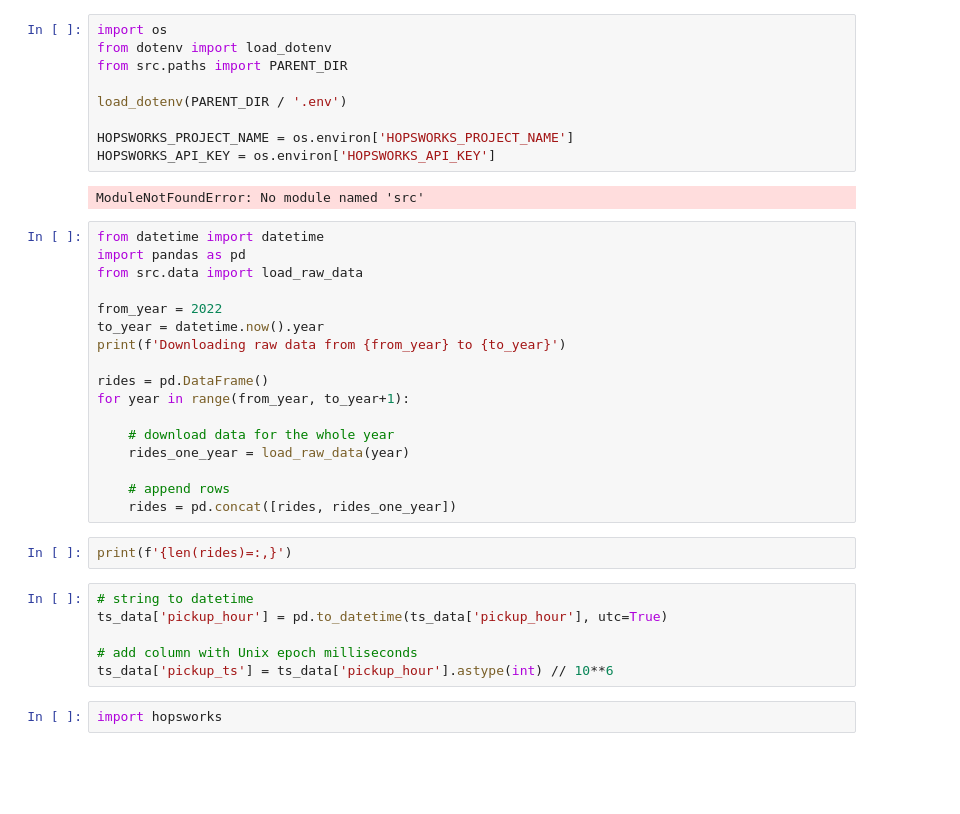
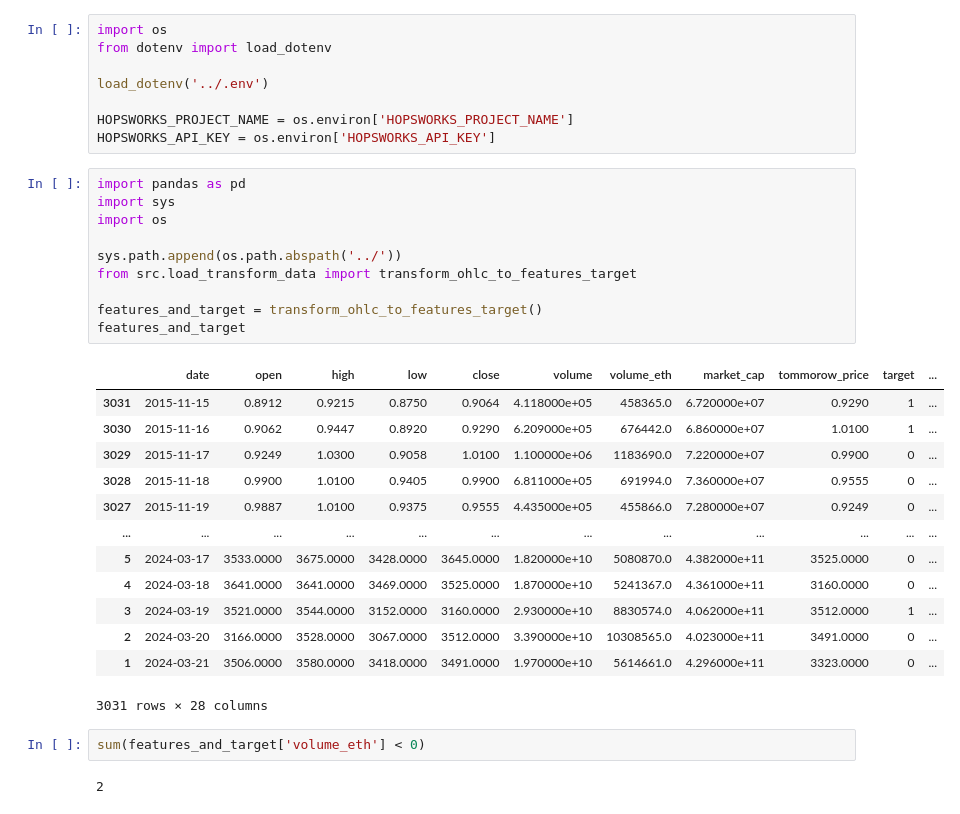
Before and after one commit to sadovsd/crypto-price-prediction-ML-pipeline, a Jupyter notebook: notebooks/03_backfill_feature_store.ipynb, the cells around one changed output. Drawn from its saved outputs; the diff is of its cells as text; blank space fills up the shorter version.

Commit message:
hopsworks functional

```diff
--- a/notebooks/03_backfill_feature_store.ipynb
+++ b/notebooks/03_backfill_feature_store.ipynb
@@ -1,39 +4,37 @@
 # %%
 import os
 from dotenv import load_dotenv
-from src.paths import PARENT_DIR
 
-load_dotenv(PARENT_DIR / '.env')
+load_dotenv('../.env')
 
 HOPSWORKS_PROJECT_NAME = os.environ['HOPSWORKS_PROJECT_NAME']
 HOPSWORKS_API_KEY = os.environ['HOPSWORKS_API_KEY']
-# %% [output]
-ModuleNotFoundError: No module named 'src'
-# %%
-from datetime import datetime
-import pandas as pd
-from src.data import load_raw_data
-
-from_year = 2022
-to_year = datetime.now().year
-print(f'Downloading raw data from {from_year} to {to_year}')
-
-rides = pd.DataFrame()
-for year in range(from_year, to_year+1):
-
-    # download data for the whole year
-    rides_one_year = load_raw_data(year)
-
-    # append rows
-    rides = pd.concat([rides, rides_one_year])
-# %%
-print(f'{len(rides)=:,}')
-# %%
-# string to datetime
-ts_data['pickup_hour'] = pd.to_datetime(ts_data['pickup_hour'], utc=True)
-
-# add column with Unix epoch milliseconds
-ts_data['pickup_ts'] = ts_data['pickup_hour'].astype(int) // 10**6
-# %%
-import hopsworks
+# %%
+import pandas as pd
+import sys
+import os
+
+sys.path.append(os.path.abspath('../'))
+from src.load_transform_data import transform_ohlc_to_features_target
+
+features_and_target = transform_ohlc_to_features_target()
+features_and_target
+# %% [output]
+|  | date | open | high | low | close | volume | volume_eth | market_cap | tommorow_price | target | ... |
+| 3031 | 2015-11-15 | 0.8912 | 0.9215 | 0.8750 | 0.9064 | 4.118000e+05 | 458365.0 | 6.720000e+07 | 0.9290 | 1 | ... |
+| 3030 | 2015-11-16 | 0.9062 | 0.9447 | 0.8920 | 0.9290 | 6.209000e+05 | 676442.0 | 6.860000e+07 | 1.0100 | 1 | ... |
+| 3029 | 2015-11-17 | 0.9249 | 1.0300 | 0.9058 | 1.0100 | 1.100000e+06 | 1183690.0 | 7.220000e+07 | 0.9900 | 0 | ... |
+| 3028 | 2015-11-18 | 0.9900 | 1.0100 | 0.9405 | 0.9900 | 6.811000e+05 | 691994.0 | 7.360000e+07 | 0.9555 | 0 | ... |
+| 3027 | 2015-11-19 | 0.9887 | 1.0100 | 0.9375 | 0.9555 | 4.435000e+05 | 455866.0 | 7.280000e+07 | 0.9249 | 0 | ... |
+| ... | ... | ... | ... | ... | ... | ... | ... | ... | ... | ... | ... |
+| 5 | 2024-03-17 | 3533.0000 | 3675.0000 | 3428.0000 | 3645.0000 | 1.820000e+10 | 5080870.0 | 4.382000e+11 | 3525.0000 | 0 | ... |
+| 4 | 2024-03-18 | 3641.0000 | 3641.0000 | 3469.0000 | 3525.0000 | 1.870000e+10 | 5241367.0 | 4.361000e+11 | 3160.0000 | 0 | ... |
+| 3 | 2024-03-19 | 3521.0000 | 3544.0000 | 3152.0000 | 3160.0000 | 2.930000e+10 | 8830574.0 | 4.062000e+11 | 3512.0000 | 1 | ... |
+| 2 | 2024-03-20 | 3166.0000 | 3528.0000 | 3067.0000 | 3512.0000 | 3.390000e+10 | 10308565.0 | 4.023000e+11 | 3491.0000 | 0 | ... |
+| 1 | 2024-03-21 | 3506.0000 | 3580.0000 | 3418.0000 | 3491.0000 | 1.970000e+10 | 5614661.0 | 4.296000e+11 | 3323.0000 | 0 | ... |
+3031 rows × 28 columns
+# %%
+sum(features_and_target['volume_eth'] < 0)
+# %% [output]
+2
 # %%
```
Also changed, not shown: parts of 7 cells of this notebook, 4 other files.
